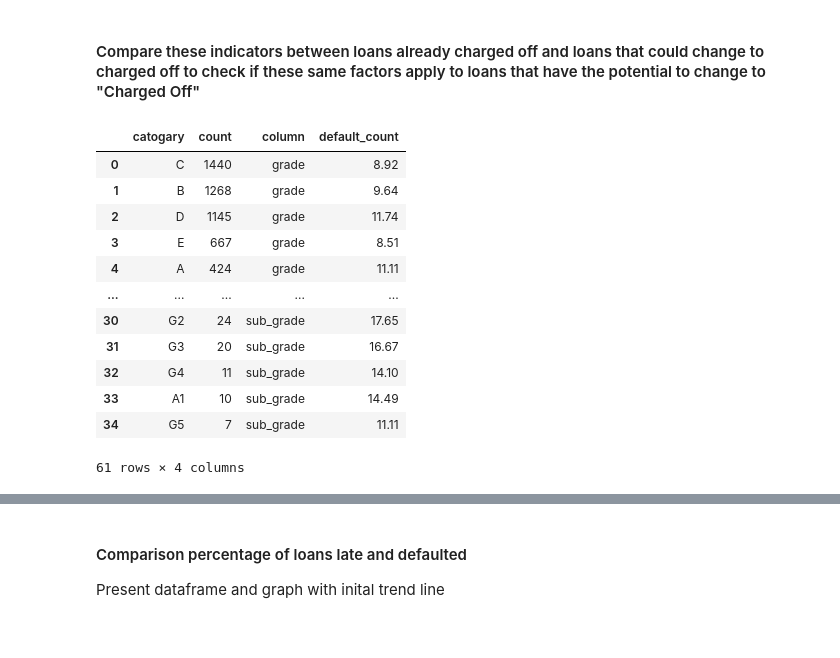
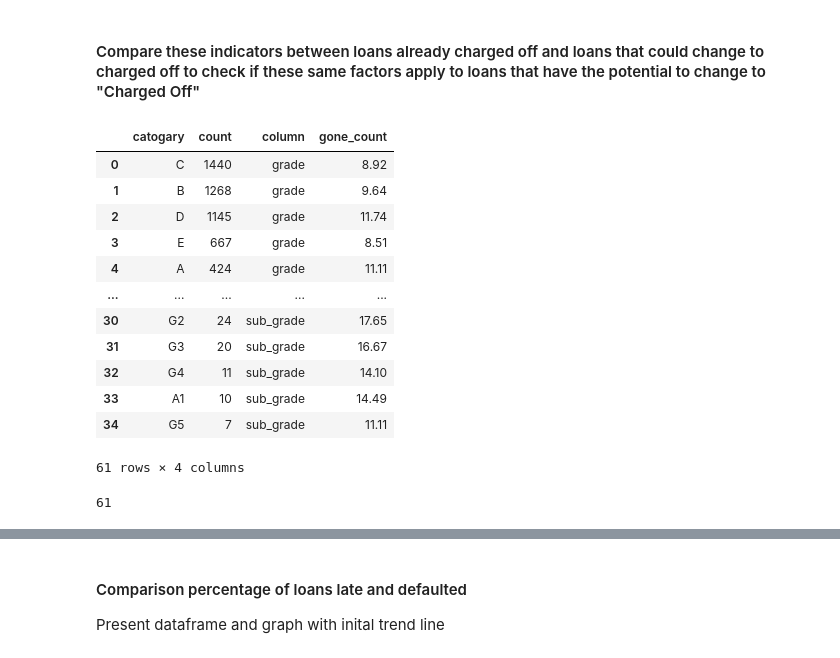
Before and after one commit to drsimonturega/Exploratory-Data-Analysis---Customer-Loans-in-Finance, a Jupyter notebook: EDA.ipynb, the cells around one changed output, grey strips where cells are left out. Drawn from its saved outputs; the diff is of its cells as text; code cells hidden in the pictures.

```diff
--- a/EDA.ipynb
+++ b/EDA.ipynb
@@ -731,7 +727,7 @@ need to calculated expected total paymentg
 # need to calculated expected total payment
 df_tran_new['exp_total_int'] = (((df_tran_new['term'] / 12) * (
     (df_tran_new['int_rate']) / 100)) * df_tran_new['loan_amount'])
-df_tran_new['exp_total_payment'] = df_tran_new['loan_amount']
+df_tran_new['exp_total_payment'] = df_tran_new['loan_amount'] \
     + df_tran_new['exp_total_int']
 df_tran_new['rem_mnths_est'] = ((df_tran_new['exp_total_payment']
     - df_tran_new['total_payment'] + df_tran_new['total_rec_late_fee'])
@@ -905,7 +902,7 @@ Percentage of customers with loans Charged Off or Default,    10.18%
 # %% [markdown]
 #### Create a subset of customers who have already stopped ("charged off") paying  and customers who are currently behind (late) on payments
 # %%
-# reduce number of columns to simplift ininal analysis
+# reduce number of columns to simplift inital analysis
 # possibly only have one temp df over the whole sheet?
 curr_cat = ["grade", "purpose", "home_ownership", "sub_grade" ]
 
@@ -913,8 +910,8 @@ curr_cat = ["grade", "purpose", "home_ownership", "sub_grade" ]
 cat_loss_tran_new = transf.concat_cat_bin(df_tran_new, curr_cat)
 cat_loss_late = transf.concat_cat_bin(df_late, curr_cat)
 # making a copy
-cat_loss = cat_loss_late.copy()
-transf.add_perecnt_col(cat_loss, 'late_count', cat_loss_late['count'],
+cat_late = cat_loss_late.copy()
+transf.add_perecnt_col(cat_late, 'late_count', cat_loss_late['count'],
     cat_loss_tran_new['count'])
 # %% [output]
 |  | catogary | count | column | late_count |
@@ -935,13 +932,13 @@ transf.add_perecnt_col(cat_loss, 'late_count', cat_loss_late['count'],
 # %%
 # percentage of contributing columns for loans Charged Off or Default
 cat_loss_tran_new = transf.concat_cat_bin(df_tran_new, curr_cat)
 cat_loss_gone = transf.concat_cat_bin(df_gone, curr_cat)
 # making a copy
 cat_gone = cat_loss_gone.copy()
-transf.add_perecnt_col(cat_gone, 'default_count', cat_loss_gone['count'],
+transf.add_perecnt_col(cat_gone, 'gone_count', cat_loss_gone['count'],
     cat_loss_tran_new['count'])
 # %% [output]
-|  | catogary | count | column | default_count |
+|  | catogary | count | column | gone_count |
 | 0 | C | 1440 | grade | 8.92 |
 | 1 | B | 1268 | grade | 9.64 |
 | 2 | D | 1145 | grade | 11.74 |
@@ -969,0 +967,5 @@ cat_gone.reset_index(drop=True, inplace = True)
+# %%
+cat_gone.head()
+len(cat_gone)
+# %% [output]
+61
```
Also changed, not shown: parts of 16 cells of this notebook, 4 other files.
